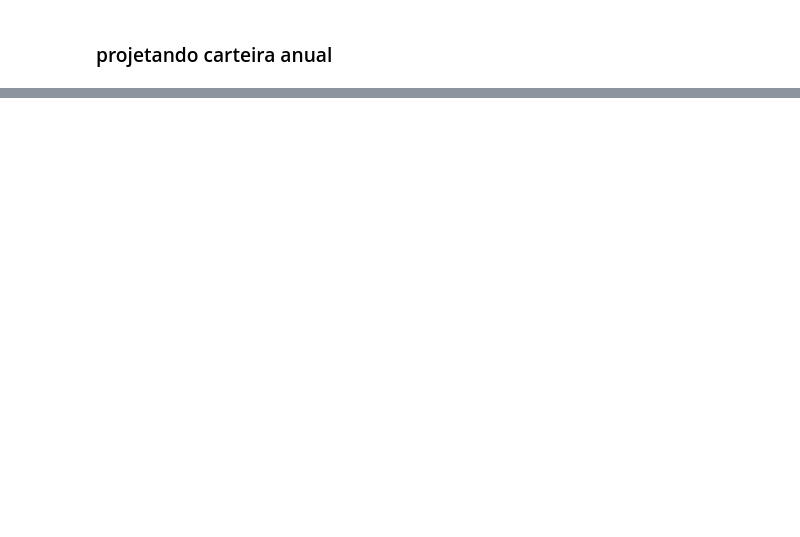
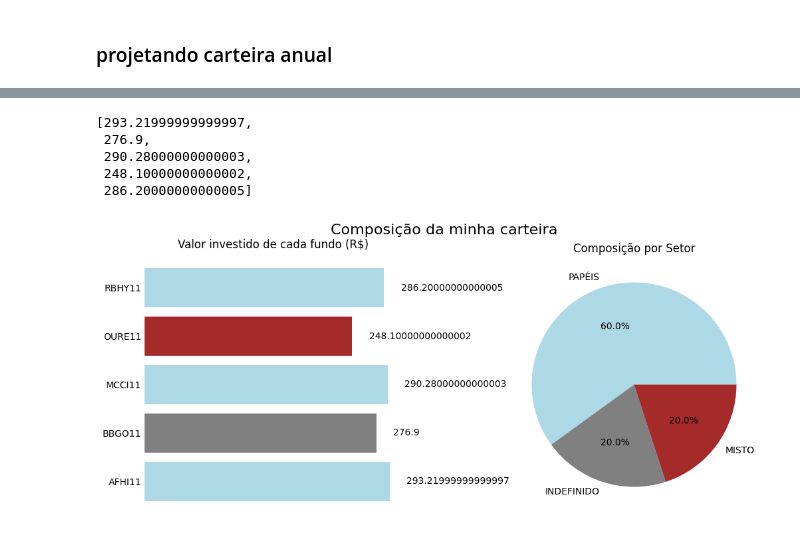
Before and after one commit to Pontessxx/Fundos-imob_projeto-python, a Jupyter notebook: machineLearning.ipynb, the cells around one changed output, grey strips where cells are left out. Cells and saved outputs as stored; diff of their text form; code cells hidden in the pictures; blank space fills up the shorter version.

Commit message:
Criando os graficos de subplots e plotly

```diff
--- a/machineLearning.ipynb
+++ b/machineLearning.ipynb
@@ -388,0 +394,3 @@ display(carteira)
+# %%
+carteira_base_plot = carteira.copy()
+carteira_base_plot
@@ -477,0 +497,9 @@ display(projecao_anual_completa)
+# %%
+lista_carteira_base_plot = carteira_base_plot['PREÇO ATUAL (R$)'].tolist()
+lista_carteira_base_plot
+# %% [output]
+[293.21999999999997,
+ 276.9,
+ 290.28000000000003,
+ 248.10000000000002,
+ 286.20000000000005]
@@ -477,0 +509,55 @@ display(projecao_anual_completa)
+# %%
+# Criando a figura e os subplots
+
+
+# Defina um mapeamento de cores com base nos setores
+cores = {
+    'AGÊNCIAS DE BANCOS': 'royalblue',
+    'EDUCACIONAL': 'orange',
+    'FUNDO DE DESENVOLVIMENTO': 'forestgreen',
+    'FUNDO DE FUNDOS': 'purple',
+    'HOSPITALAR': 'orange',
+    'HOTÉIS': 'cyan',
+    'IMÓVEIS COMERCIAIS - OUTROS': 'magenta',
+    'IMÓVEIS INDUSTRIAIS E LOGÍSTICOS': 'yellow',
+    'IMÓVEIS RESIDENCIAIS': 'orchid',
+    'INDEFINIDO': 'gray',
+    'LAJES CORPORATIVAS': 'pink',
+    'MISTO': 'brown',
+    'PAPÉIS': 'lightblue',
+    'SHOPPINGS': 'olive',
+    'VAREJO': 'maroon'
+}
+# Criando a figura e os subplots
+fig, (ax1, ax2) = plt.subplots(1, 2, figsize=(12, 5))
+
+# Subplot 1: Gráfico de barras
+ax1.barh(carteira_base_plot['FUNDOS'], carteira_base_plot['PREÇO ATUAL (R$)'], color=[cores[setor] for setor in carteira_base_plot['SETOR']])
+ax1.set_title('Valor investido de cada fundo (R$)', pad=10)
+# Retirando o Frame (retângulo que encobre os gráficos)
+ax1.set_frame_on(False)
+
+# Retirando o eixo X
+ax1.get_xaxis().set_visible(False)
+
+# Removendo todos os ticks dos eixos X e Y
+ax1.tick_params(axis='both', which='both', length=0)
+# Adicionando os valores nos gráficos de barras
+for i, v in enumerate(carteira_base_plot['PREÇO ATUAL (R$)']):
+    ax1.text(v + 20, i, str(v), color='black', fontsize=10, ha='left', va='center')
+
+# Subplot 2: Gráfico de pizza
+setor_counts = pd.Series(carteira_base_plot['SETOR']).value_counts()
+ax2.pie(setor_counts, labels=setor_counts.index, autopct='%1.1f%%', colors=[cores[setor] for setor in setor_counts.index])
+ax2.set_title('Composição por Setor', pad=5)
+
+# Adicionando um título geral para os subplots
+fig.suptitle('Composição da minha carteira', fontsize=16)
+
+# Ajustando os layouts dos subplots
+fig.subplots_adjust(wspace=0.4)
+
+# Mostrando o gráfico
+plt.show()
+# %% [output]
+[figure, added]
```
Also changed, not shown: parts of 17 cells of this notebook.
